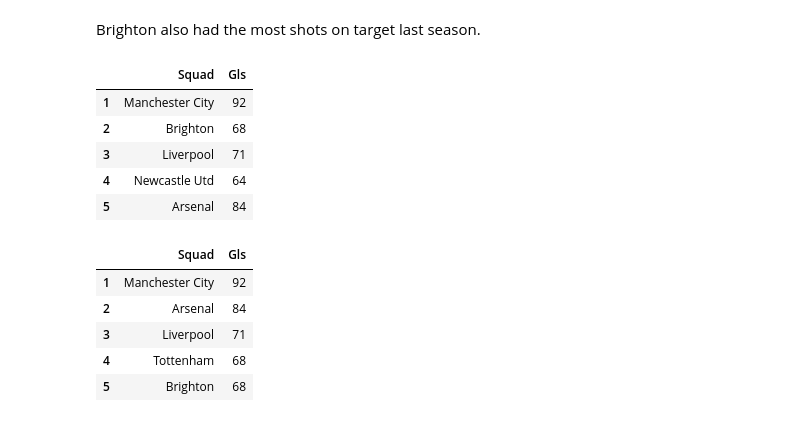
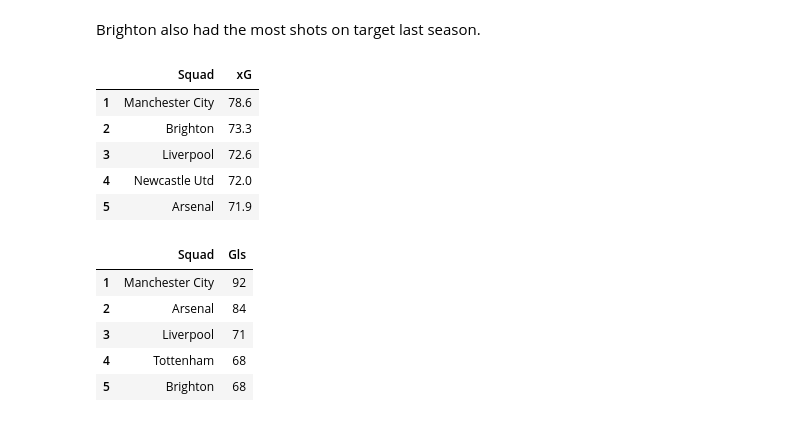
Before and after one commit to ayomidecole/Prem2022-23-data, a Jupyter notebook: prem_data_analysis.ipynb, the cells around one changed output. Cells and saved outputs as stored; diff of their text form; code cells hidden in the pictures.

Commit message:
Corrected the table for xG, accidentally put in goals in its place

```diff
--- a/prem_data_analysis.ipynb
+++ b/prem_data_analysis.ipynb
@@ -90,14 +90,14 @@ SoT_sorted[['Squad', 'SoT']]
 Brighton also had the most shots on target last season.
 # %%
 shooting_xGsorted = shooting.sort_values('xG', ascending=False).set_index(np.arange(1, len(shooting)+1))
-shooting_xGsorted[['Squad', 'Gls']].head(5)
+shooting_xGsorted[['Squad', 'xG']].head(5)
 # %% [output]
-|  | Squad | Gls |
-| 1 | Manchester City | 92 |
-| 2 | Brighton | 68 |
-| 3 | Liverpool | 71 |
-| 4 | Newcastle Utd | 64 |
-| 5 | Arsenal | 84 |
+|  | Squad | xG |
+| 1 | Manchester City | 78.6 |
+| 2 | Brighton | 73.3 |
+| 3 | Liverpool | 72.6 |
+| 4 | Newcastle Utd | 72.0 |
+| 5 | Arsenal | 71.9 |
 # %%
 top_5_gls = shooting.nlargest(5, 'Gls').reset_index(drop=True)
 top_5_gls.index = top_5_gls.index + 1
```
